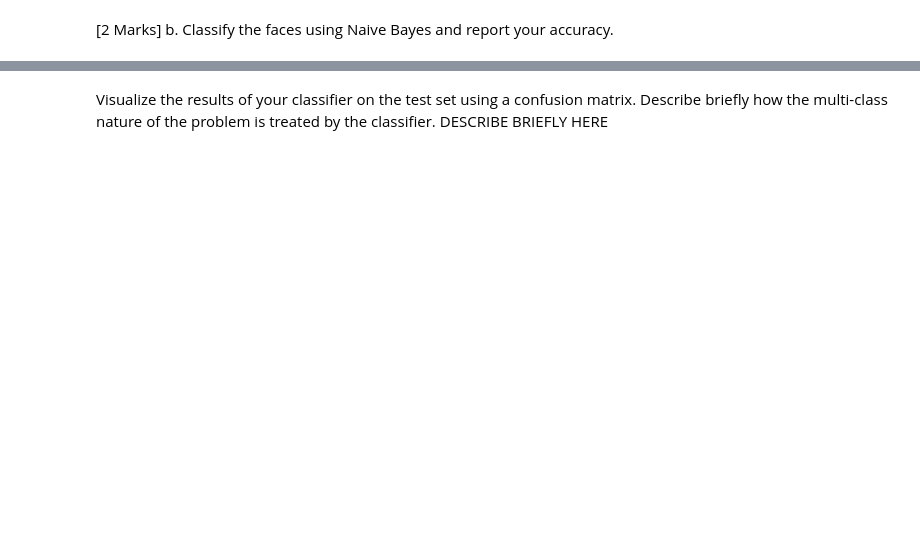
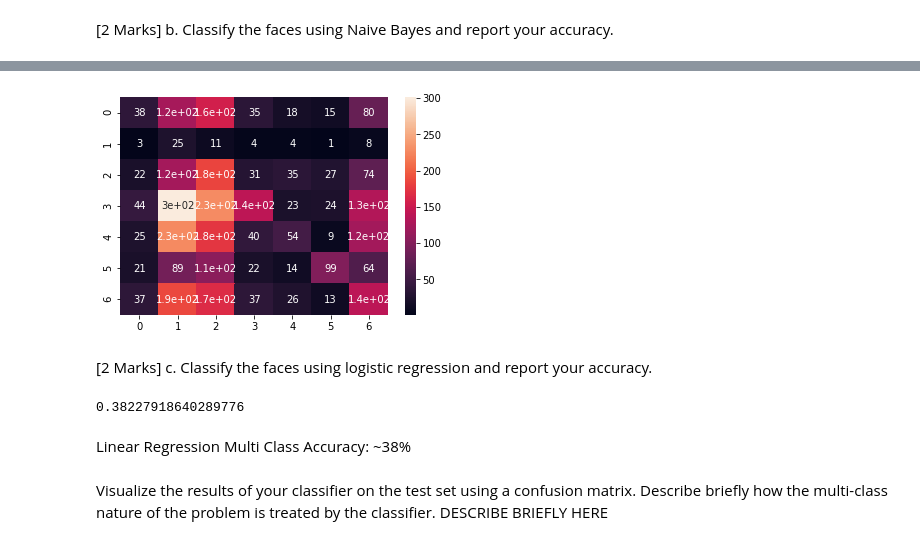
Before and after one commit to AndrewBenson98/CPS803-A2, a Jupyter notebook: A2_starterfile.ipynb, the cells around one changed output, grey strips where cells are left out. Drawn from its saved outputs; the diff is of its cells as text; code cells hidden in the pictures; blank space fills up the shorter version.

```diff
--- a/A2_starterfile.ipynb
+++ b/A2_starterfile.ipynb
@@ -314,0 +418,18 @@ Support vector machine and Logistic regression have the highest accuracy at arou
+# %%
+# YOUR CODE HERE
+from sklearn.naive_bayes import GaussianNB
+import seaborn as sn
+from sklearn.metrics import confusion_matrix
+from sklearn.metrics import classification_report
+from sklearn.metrics import accuracy_score
+
+x_full_trainingNB = pca.transform(x_full_training)
+x_full_testingNB = pca.transform(x_full_testing)
+
+NBModel = GaussianNB()
+NBModel.fit(x_full_trainingNB, y_full_training)
+
+NB_preds = NBModel.predict(x_full_testingNB)
+
+print(accuracy_score(y_full_testing,NB_preds))
+#print(classification_report(y_testing,NB_preds))
@@ -315,3 +444,30 @@ Support vector machine and Logistic regression have the highest accuracy at arou
+# %%
+cm=confusion_matrix(y_full_testing,NB_preds)
+sn.heatmap(cm, annot=True)
+#plt.imshow(cm)
+plt.show()
+# %% [output]
+[figure, added]
+# %% [markdown]
+[2 Marks] c. Classify the faces using logistic regression and report your accuracy.
+# %%
+# YOUR CODE HERE
+from sklearn.linear_model import LogisticRegression
+
+x_full_trainingLR = pca.transform(x_full_training)
+x_full_testingLR = pca.transform(x_full_testing)
+
+LRModel = LogisticRegression(random_state=0)
+LRModel.fit(x_full_trainingLR, y_full_training)
+
+LR_preds = LRModel.predict(x_full_testingLR)
+
+print(accuracy_score(y_full_testing,LR_preds))
+#print(classification_report(y_testing,NB_preds))
+# %% [output]
+0.38227918640289776
+# %% [markdown]
+Linear Regression Multi Class Accuracy: ~38%
 # %% [markdown]
 Visualize the results of your classifier on the test set using a confusion matrix. Describe briefly how the multi-class nature of the problem is treated by the classifier.
 DESCRIBE BRIEFLY HERE
```
Also changed, not shown: parts of 20 cells of this notebook.
